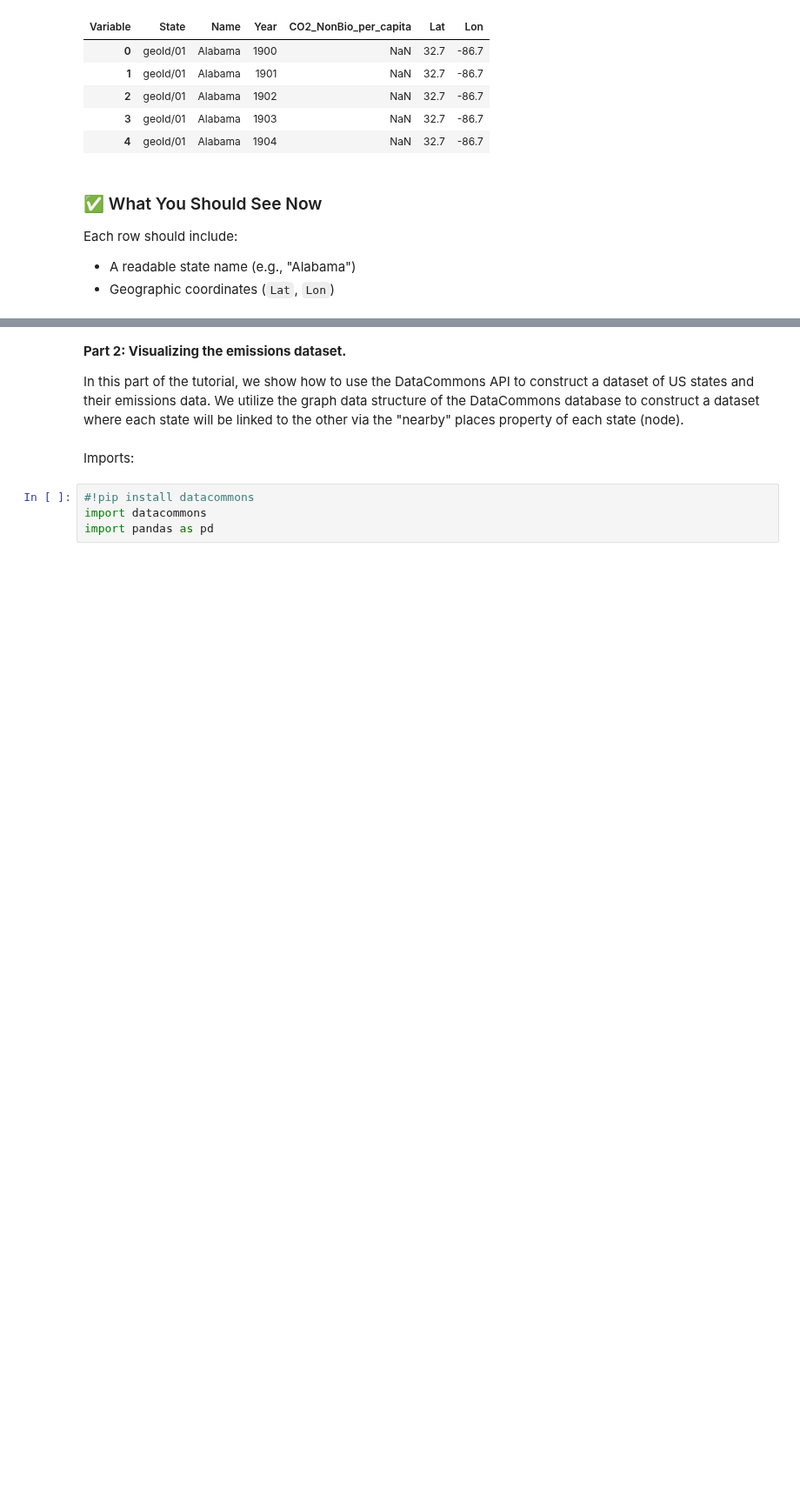
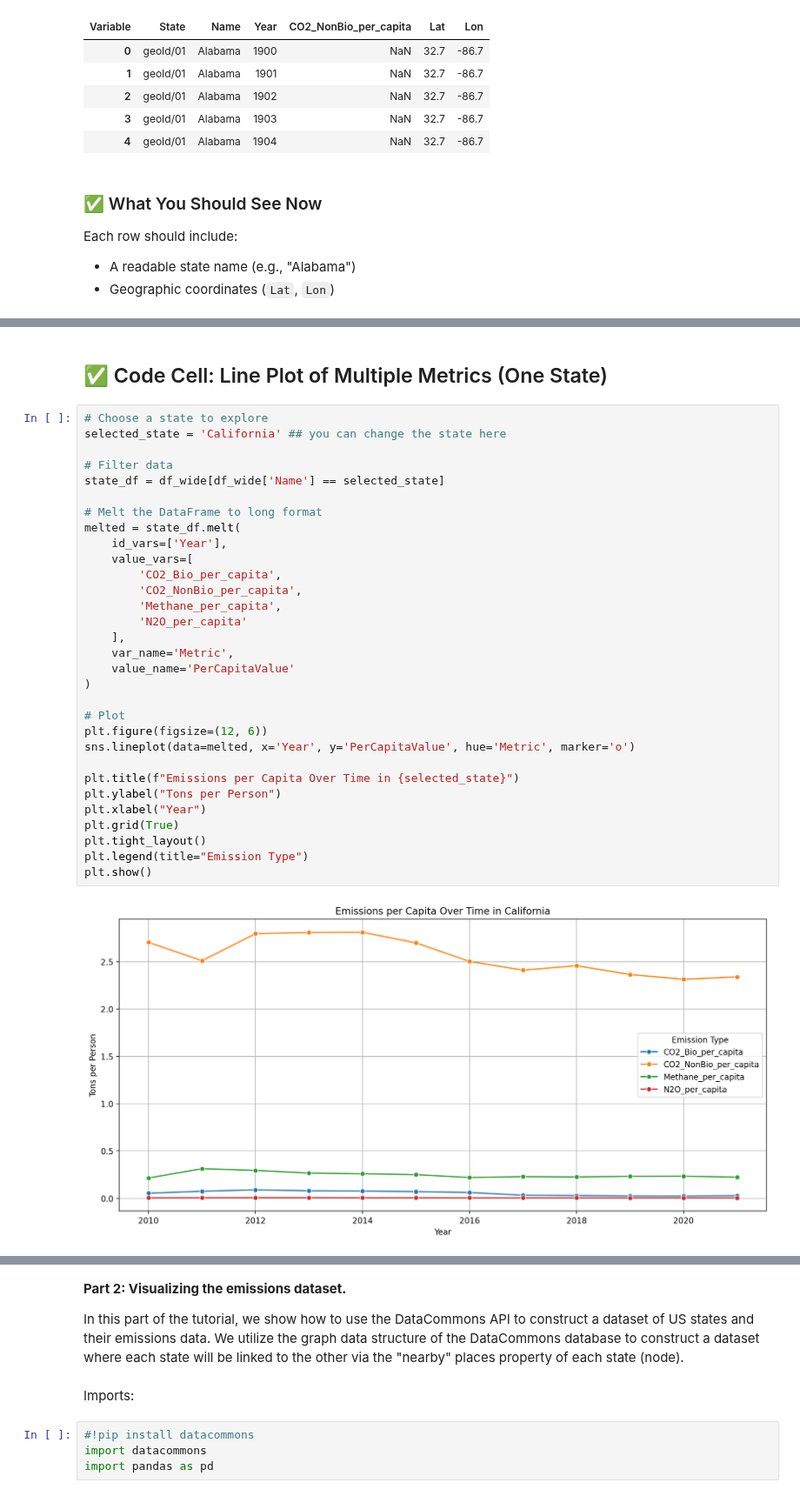
Before and after one commit to Nastiiasaenko/Data-Commons-, a Jupyter notebook: 02_environmental_exploration.ipynb, the cells around one changed output, grey strips where cells are left out. Shown at 87% size. Cells and saved outputs as stored; diff of their text form; blank space fills up the shorter version.

```diff
--- a/02_environmental_exploration.ipynb
+++ b/02_environmental_exploration.ipynb
@@ -442,0 +576,35 @@ dc.get_places_in(['geoId/06'], 'State')
+# %% [markdown]
+## ✅ Code Cell: Line Plot of Multiple Metrics (One State)
+# %%
+# Choose a state to explore
+selected_state = 'California' ## you can change the state here
+
+# Filter data
+state_df = df_wide[df_wide['Name'] == selected_state]
+
+# Melt the DataFrame to long format
+melted = state_df.melt(
+    id_vars=['Year'],
+    value_vars=[
+        'CO2_Bio_per_capita',
+        'CO2_NonBio_per_capita',
+        'Methane_per_capita',
+        'N2O_per_capita'
+    ],
+    var_name='Metric',
+    value_name='PerCapitaValue'
+)
+
+# Plot
+plt.figure(figsize=(12, 6))
+sns.lineplot(data=melted, x='Year', y='PerCapitaValue', hue='Metric', marker='o')
+
+plt.title(f"Emissions per Capita Over Time in {selected_state}")
+plt.ylabel("Tons per Person")
+plt.xlabel("Year")
+plt.grid(True)
+plt.tight_layout()
+plt.legend(title="Emission Type")
+plt.show()
+# %% [output]
+[figure, added]
```
Also changed, not shown: parts of 16 cells of this notebook.
